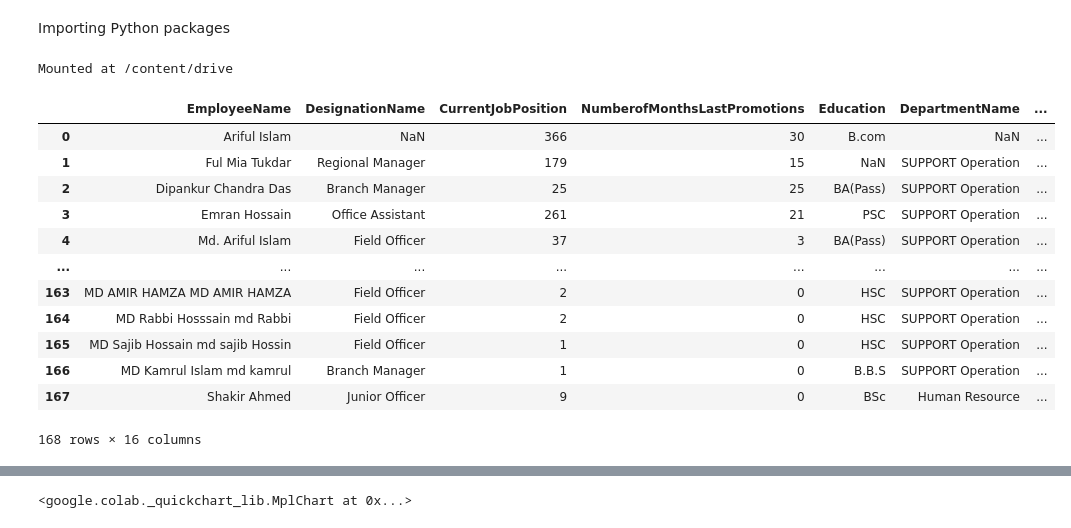
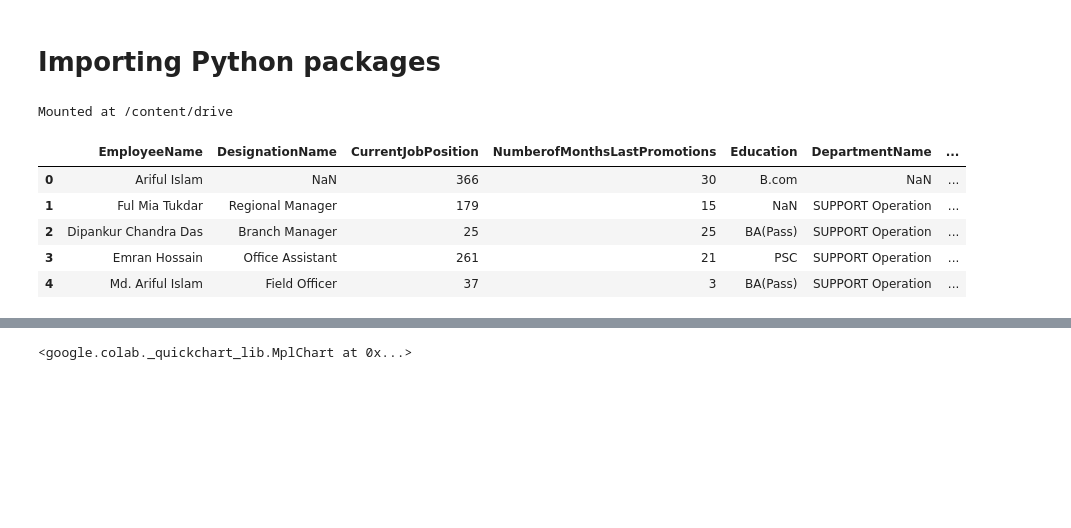
Before and after one commit to fazalpge/AI-based-Smart-ERP-Next, a Jupyter notebook: Employee_Attrition.ipynb, the cells around one changed output, grey strips where cells are left out. Drawn from its saved outputs; the diff is of its cells as text; code cells hidden in the pictures; blank space fills up the shorter version.

```diff
--- a/Employee_Attrition.ipynb
+++ b/Employee_Attrition.ipynb
@@ -1,5 +3,5 @@
 # %% [markdown]
-Importing Python packages
+# **Importing Python packages**
 # %%
 import pandas as pd
 import numpy as np
@@ -12,18 +16,11 @@ Mounted at /content/drive
 # %%
 df=pd.read_excel("/content/drive/MyDrive/Data/HRM_ML_Data_v1.xlsx")
 
-df
+df.head()
 # %% [output]
 |  | EmployeeName | DesignationName | CurrentJobPosition | NumberofMonthsLastPromotions | Education | DepartmentName | ... |
 | 0 | Ariful Islam | NaN | 366 | 30 | B.com | NaN | ... |
 | 1 | Ful Mia Tukdar | Regional Manager | 179 | 15 | NaN | SUPPORT Operation | ... |
 | 2 | Dipankur Chandra Das | Branch Manager | 25 | 25 | BA(Pass) | SUPPORT Operation | ... |
 | 3 | Emran Hossain | Office Assistant | 261 | 21 | PSC | SUPPORT Operation | ... |
 | 4 | Md. Ariful Islam | Field Officer | 37 | 3 | BA(Pass) | SUPPORT Operation | ... |
-| ... | ... | ... | ... | ... | ... | ... | ... |
-| 163 | MD AMIR HAMZA MD AMIR HAMZA | Field Officer | 2 | 0 | HSC | SUPPORT Operation | ... |
-| 164 | MD Rabbi Hosssain md Rabbi | Field Officer | 2 | 0 | HSC | SUPPORT Operation | ... |
-| 165 | MD Sajib Hossain md sajib Hossin | Field Officer | 1 | 0 | HSC | SUPPORT Operation | ... |
-| 166 | MD Kamrul Islam md kamrul | Branch Manager | 1 | 0 | B.B.S | SUPPORT Operation | ... |
-| 167 | Shakir Ahmed | Junior Officer | 9 | 0 | BSc | Human Resource | ... |
-168 rows × 16 columns
```
Also changed, not shown: parts of 30 cells of this notebook.
